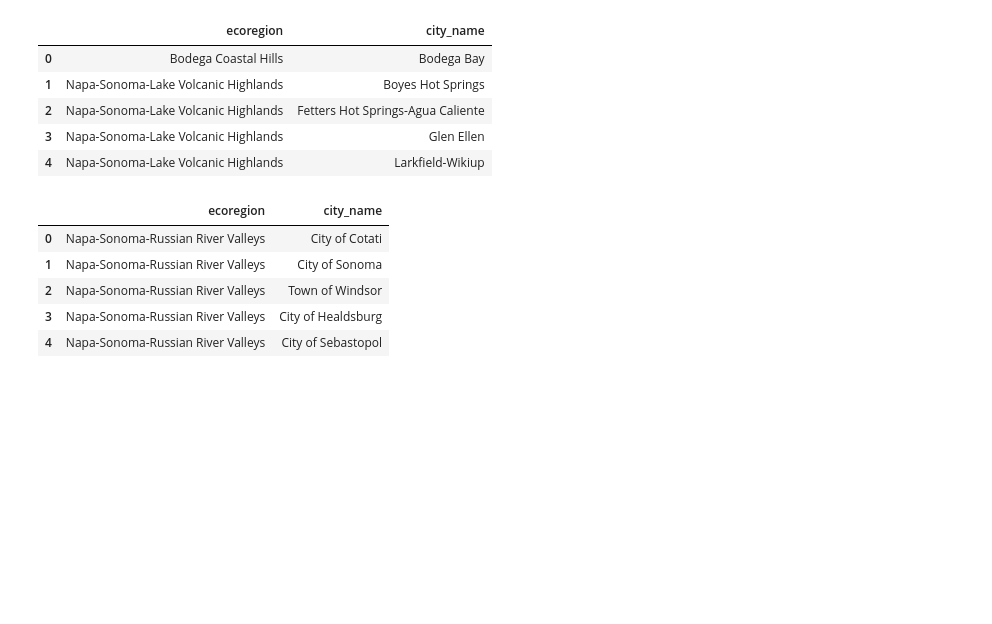
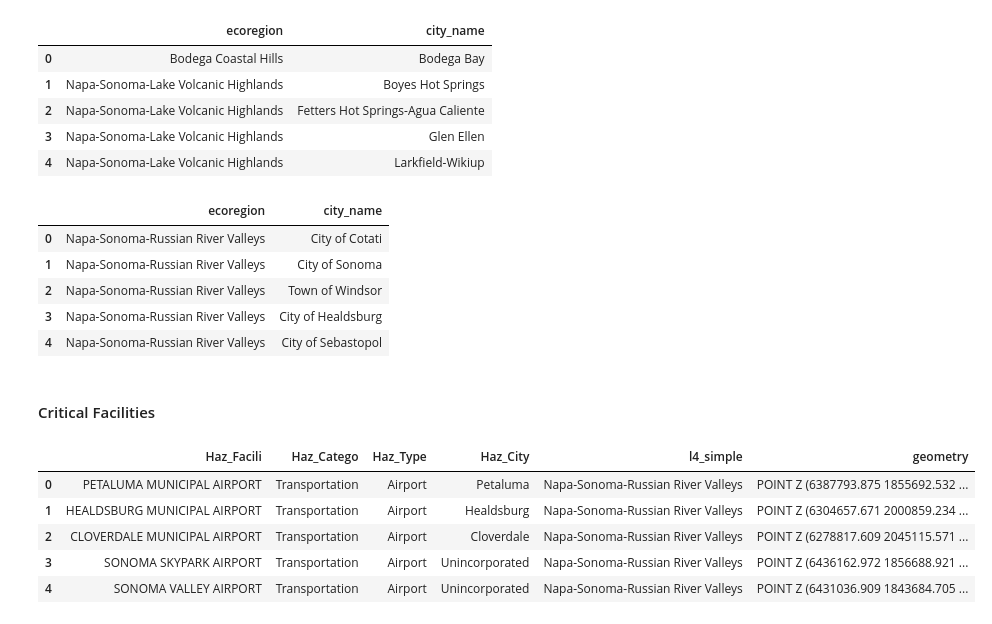
Before and after one commit to acmarley-erg/soco_resilience, a Jupyter notebook: py/zone_stats.ipynb, the cells around one changed output. Cells and saved outputs as stored; diff of their text form; code cells hidden in the pictures; blank space fills up the shorter version.

```diff
--- a/py/zone_stats.ipynb
+++ b/py/zone_stats.ipynb
@@ -361,3 +354,5 @@ all_cities_zones.head()
 # %%
 # export to csv
 all_cities_zones.to_csv(clean_data + "ecoregion_cities.csv")
+# %% [markdown]
+#### Critical Facilities
@@ -363,0 +363,10 @@ all_cities_zones.to_csv(clean_data + "ecoregion_cities.csv")
+# %%
+critical_facil_zones_simp = critical_facil_zones[["Haz_Facili", "Haz_Catego", "Haz_Type", "Haz_City", "l4_simple", "geometry"]]
+critical_facil_zones_simp.head()
+# %% [output]
+|  | Haz_Facili | Haz_Catego | Haz_Type | Haz_City | l4_simple | geometry |
+| 0 | PETALUMA MUNICIPAL AIRPORT | Transportation | Airport | Petaluma | Napa-Sonoma-Russian River Valleys | POINT Z (6387793.875 1855692.532 ... |
+| 1 | HEALDSBURG MUNICIPAL AIRPORT | Transportation | Airport | Healdsburg | Napa-Sonoma-Russian River Valleys | POINT Z (6304657.671 2000859.234 ... |
+| 2 | CLOVERDALE MUNICIPAL AIRPORT | Transportation | Airport | Cloverdale | Napa-Sonoma-Russian River Valleys | POINT Z (6278817.609 2045115.571 ... |
+| 3 | SONOMA SKYPARK AIRPORT | Transportation | Airport | Unincorporated | Napa-Sonoma-Russian River Valleys | POINT Z (6436162.972 1856688.921 ... |
+| 4 | SONOMA VALLEY AIRPORT | Transportation | Airport | Unincorporated | Napa-Sonoma-Russian River Valleys | POINT Z (6431036.909 1843684.705 ... |
```
Also changed, not shown: parts of 7 cells of this notebook.
